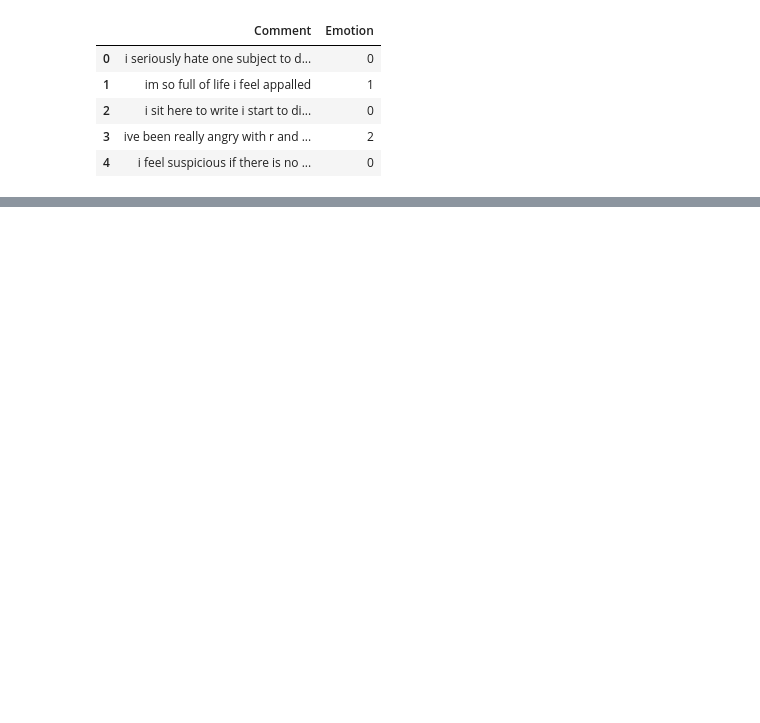
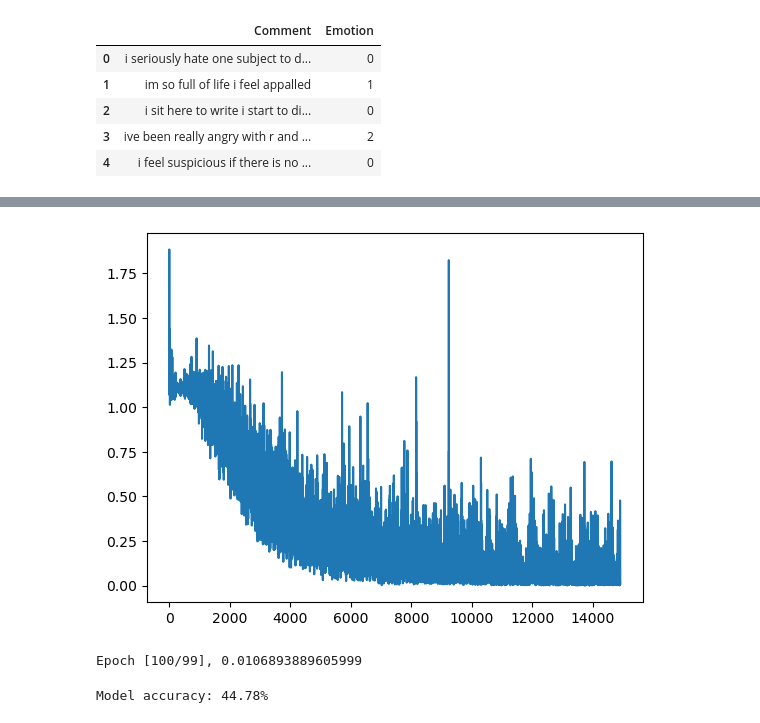
Before and after one commit to PyMati/Text-To-Emotion-DeepLearning, a Jupyter notebook: app.ipynb, the cells around one changed output, grey strips where cells are left out. Saved outputs shown, nothing was run; the diff lists cells and outputs as text; code cells hidden in the pictures; blank space fills up the shorter version.

```diff
--- a/app.ipynb
+++ b/app.ipynb
@@ -211,7 +236,14 @@ class DatasetLoader(Dataset):
         return len(self.X)
 
     def __getitem__(self, index):
-        return self.X[index], self.y[index]
+        sentence = self.X[index]
+        vector = vectorize_sentence(word2indx, sentence)
+
+        while len(vector) != longest_sentence:
+            vector.append(0)
+
+        emb = convert_to_embedding(embedding_layer, vector)
+        return emb, self.y[index]
 # %%
 train_set = DatasetLoader(X_train, Y_train)
 test_set = DatasetLoader(X_test, Y_test)
@@ -243,0 +281,3 @@ x, y
+# %%
+device = torch.device("cuda:0" if torch.cuda.is_available() else "cpu")
+print(device)
@@ -243,0 +286,4 @@ x, y
+# %%
+model = MultiClassifier()
+model.to(device)
+model(x.to(device))
@@ -243,0 +308,3 @@ x, y
+# %%
+model_optimizer = torch.optim.Adam(model.parameters())
+criterion = nn.CrossEntropyLoss()
@@ -243,0 +331,26 @@ x, y
+# %%
+training_losses = []
+
+for epoch in range(EPOCHS):
+    print(f"Epoch {epoch}")
+    model.train()
+
+    for input, labels in tqdm(train_iter):
+        labels = labels.to(device, dtype=torch.long)
+        model_optimizer.zero_grad()
+        outputs = model(input.to(device))
+        loss = criterion(outputs, labels)
+        loss.backward()
+
+        training_losses.append(loss.item())
+
+
+        model_optimizer.step()
+
+    clear_output(wait=True)
+    plt.plot(training_losses)
+    plt.show()
+    print(f'Epoch [{epoch+1}/{epoch}], {loss.item()}')
+# %% [output]
+[figure, added]
+Epoch [100/99], 0.0106893889605999
@@ -243,0 +359,23 @@ x, y
+# %%
+total_correct = 0
+total = 0
+
+# Set the model to evaluation mode
+model.eval()
+
+with torch.no_grad():
+    for inp, labels in test_iter:
+        inp = inp.to(device)
+        labels = labels.to(device)
+
+        outputs = model(inp)
+        _, indx = torch.max(outputs, dim=1)
+
+        total += len(labels)
+        total_correct += torch.sum(indx == labels).item()
+
+# Calculate the overall accuracy
+accuracy = total_correct / total
+print(f"Model accuracy: {accuracy * 100:.2f}%")
+# %% [output]
+Model accuracy: 44.78%
```
Also changed, not shown: parts of 15 cells of this notebook, 1 other file.
